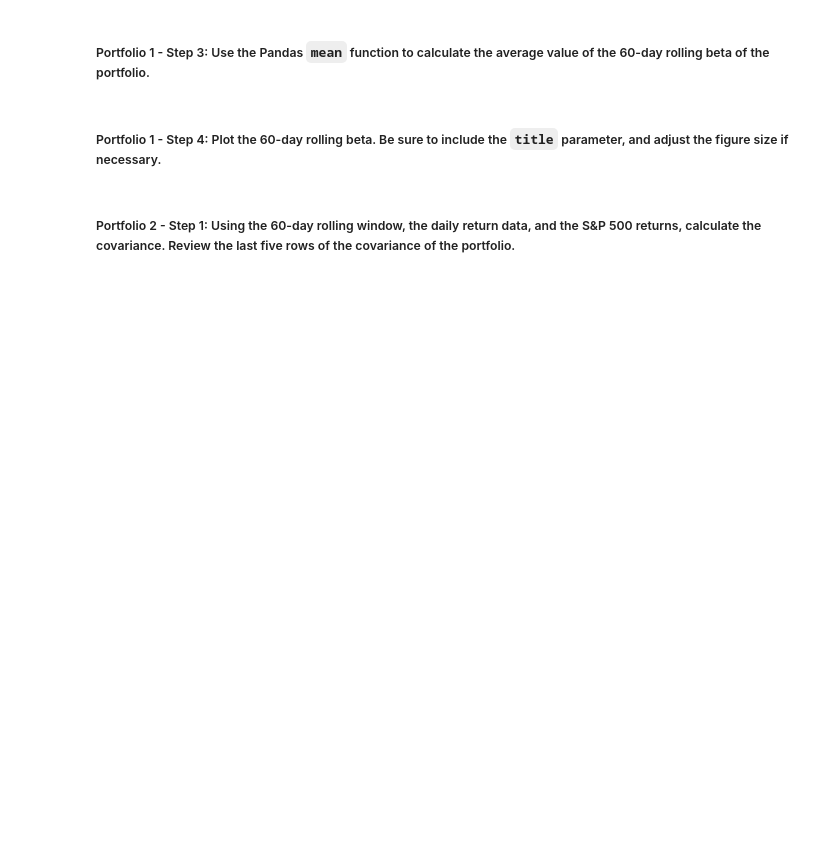
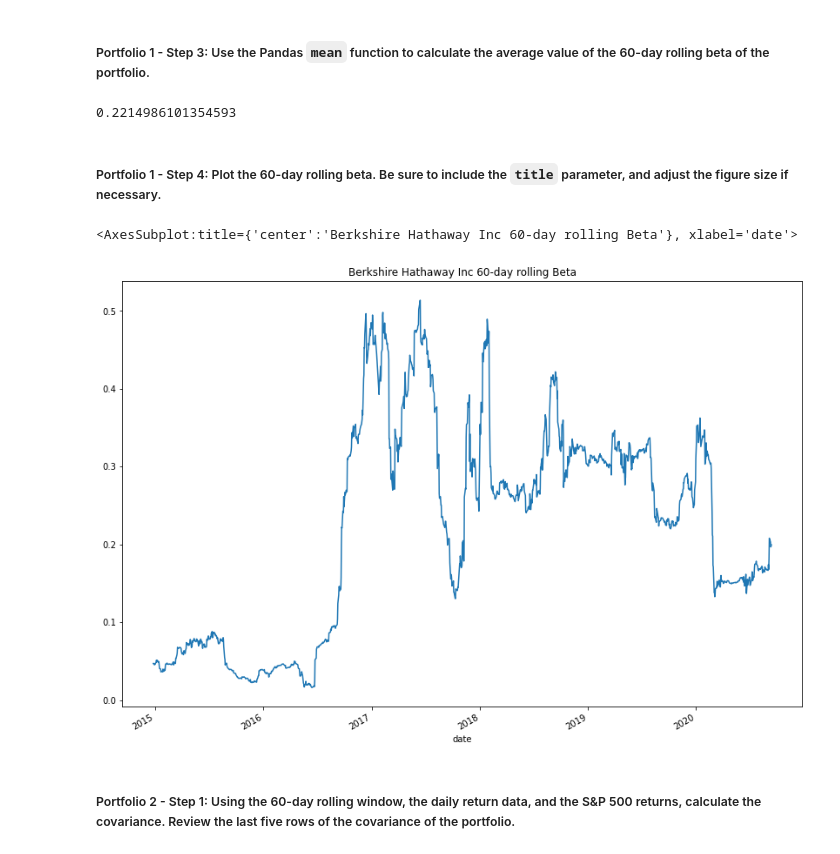
Before and after one commit to mikehoo92/Module_4_Challenge, a Jupyter notebook: Starter_Code 4/risk_return_analysis.ipynb, the cells around one changed output. Cells and saved outputs as stored; diff of their text form; code cells hidden in the pictures; blank space fills up the shorter version.

```diff
--- a/Starter_Code 4/risk_return_analysis.ipynb
+++ b/Starter_Code 4/risk_return_analysis.ipynb
@@ -339,4 +362,6 @@ Your analysis is nearing completion. Now, you need to evaluate how the portfolio
 #### Use the Pandas `var` function to calculate the variance of the S&P 500 by using a 60-day rolling window. Visualize the last five rows of the variance of the S&P 500.
 # %%
 # Calculate the variance of the S&P 500 using a rolling 60-day window.
-# YOUR CODE HERE
+# I will calculate the variance of the 4 fund portfolios below
+variance = daily_returns['S&P 500'].rolling(window=60).var()
+variance.tail()
@@ -355,4 +436,5 @@ Your analysis is nearing completion. Now, you need to evaluate how the portfolio
 # %%
 # Calculate the covariance using a 60-day rolling window
 # Review the last five rows of the covariance data
-# YOUR CODE HERE
+berkshire_covariance = daily_returns['BERKSHIRE HATHAWAY INC'].rolling(window=60).cov(daily_returns['S&P 500'])
+berkshire_covariance.tail()
@@ -360,5 +450,5 @@ Your analysis is nearing completion. Now, you need to evaluate how the portfolio
 ##### Portfolio 1 - Step 2: Calculate the beta of the portfolio. To do that, divide the covariance of the portfolio by the variance of the S&P 500.
 # %%
 # Calculate the beta based on the 60-day rolling covariance compared to the market (S&P 500)
-# Review the last five rows of the beta information
-# YOUR CODE HERE
+berkshire_beta = berkshire_covariance / variance
+berkshire_beta
@@ -366,13 +470,18 @@ Your analysis is nearing completion. Now, you need to evaluate how the portfolio
 ##### Portfolio 1 - Step 3: Use the Pandas `mean` function to calculate the average value of the 60-day rolling beta of the portfolio.
 # %%
 # Calculate the average of the 60-day rolling beta
-# YOUR CODE HERE
+berkshire_beta.mean()
+# %% [output]
+0.2214986101354593
 # %% [markdown]
 ##### Portfolio 1 - Step 4: Plot the 60-day rolling beta. Be sure to include the `title` parameter, and adjust the figure size if necessary.
 # %%
 # Plot the rolling beta
 # Include a title parameter and adjust the figure size
-# YOUR CODE HERE
+berkshire_beta.plot(figsize=(14,10), title="Berkshire Hathaway Inc 60-day rolling Beta")
+# %% [output]
+<AxesSubplot:title={'center':'Berkshire Hathaway Inc 60-day rolling Beta'}, xlabel='date'>
+[figure, added]
 # %% [markdown]
 ##### Portfolio 2 - Step 1: Using the 60-day rolling window, the daily return data, and the S&P 500 returns, calculate the covariance. Review the last five rows of the covariance of the portfolio.
 # %%
```
Also changed, not shown: parts of 23 cells of this notebook, 2 other files.
